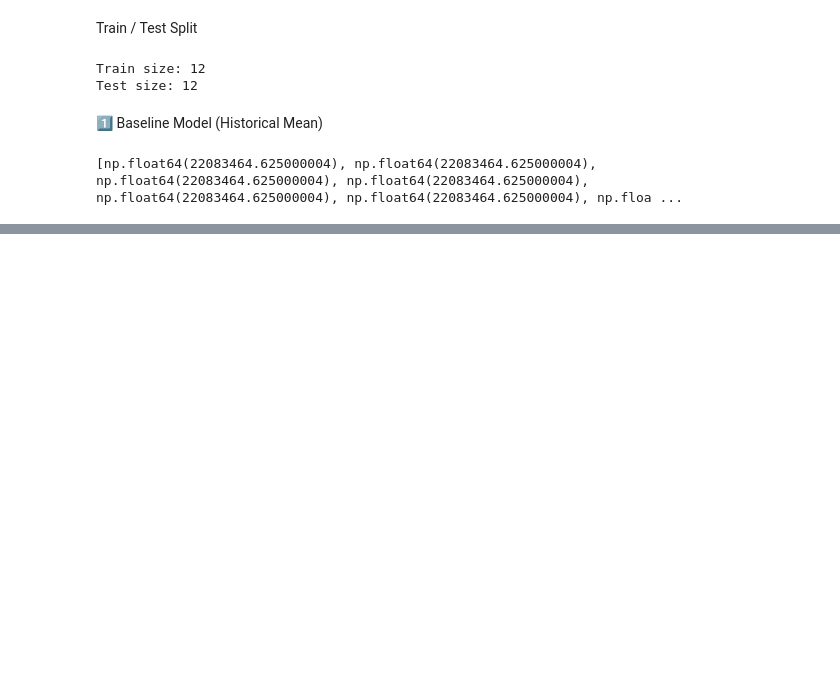
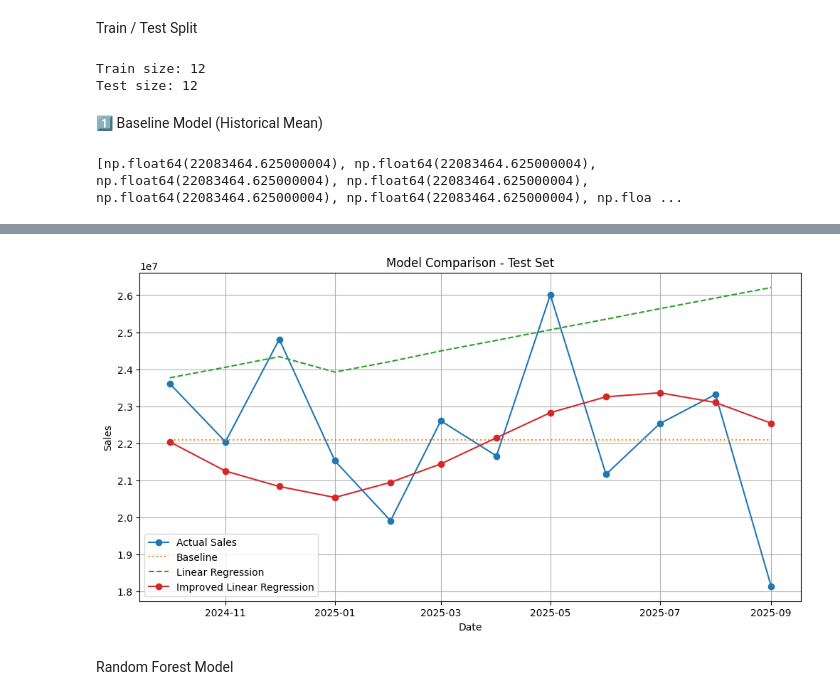
Before and after one commit to VocaDev/Data-Engineering-Internship-Project, a Jupyter notebook: MLmodel.ipynb, the cells around one changed output, grey strips where cells are left out. Drawn from its saved outputs; the diff is of its cells as text; code cells hidden in the pictures; blank space fills up the shorter version.

```diff
--- a/MLmodel.ipynb
+++ b/MLmodel.ipynb
@@ -172,0 +282,12 @@ print(baseline_pred)
+# %%
+predictions = []
+
+for i in range(len(test)):
+    if i > 0:
+        test.iloc[i, test.columns.get_loc('Lag1')] = predictions[i-1]
+        test.iloc[i, test.columns.get_loc('Lag2')] = test.iloc[i-1]['Lag1']
+
+    X_test_row = test[['Year', 'Month_sin', 'Month_cos', 'Lag1', 'Lag2']].iloc[i:i+1]
+
+    pred = model_improved.predict(X_test_row)[0]
+    predictions.append(pred)
@@ -172,0 +306,28 @@ print(baseline_pred)
+# %%
+import matplotlib.pyplot as plt
+
+plt.figure(figsize=(12,6))
+
+
+plt.plot(test.index, test['Sales'], marker='o', label='Actual Sales')
+
+
+plt.plot(test.index, baseline_pred, linestyle=':', label='Baseline')
+
+
+plt.plot(test.index, lr_pred, linestyle='--', label='Linear Regression')
+
+
+plt.plot(test.index, predictions, marker='o', linestyle='-', label='Improved Linear Regression')
+
+plt.title("Model Comparison - Test Set")
+plt.xlabel("Date")
+plt.ylabel("Sales")
+plt.legend()
+plt.grid(True)
+
+plt.show()
+# %% [output]
+[figure, added]
+# %% [markdown]
+Random Forest Model
```
Also changed, not shown: parts of 19 cells of this notebook.
